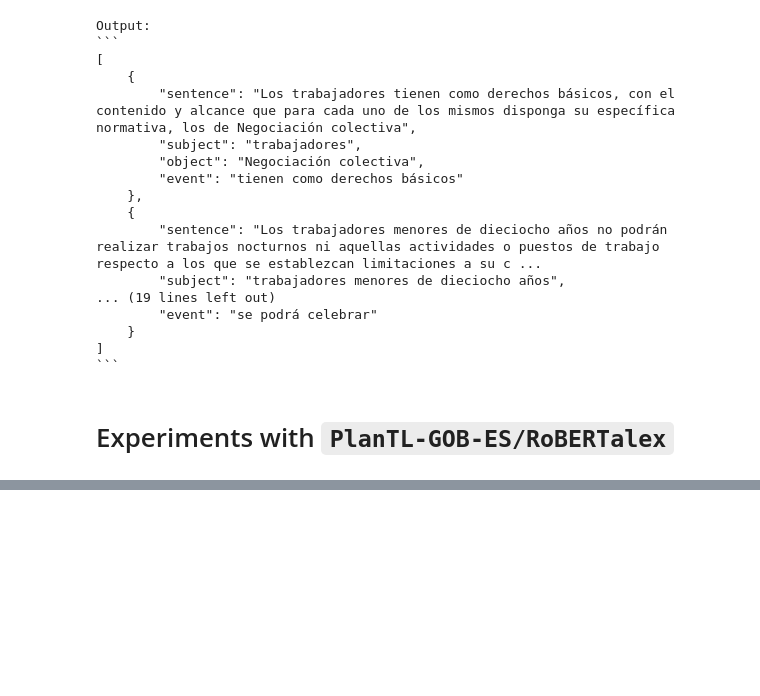
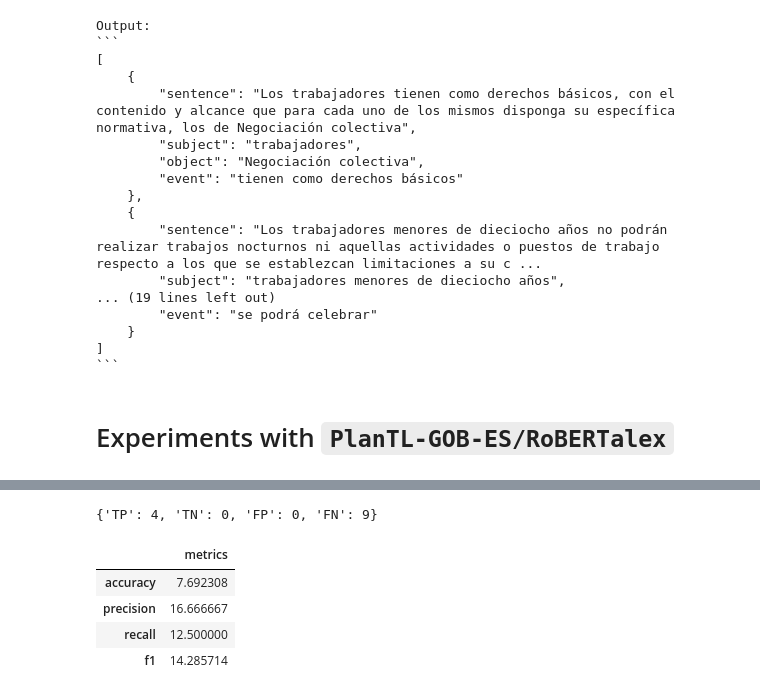
Before and after one commit to gabyarte/event-extraction-small-corpus, a Jupyter notebook: notebooks/02_gpt_for_event_extraction.ipynb, the cells around one changed output, grey strips where cells are left out. Cells and saved outputs as stored; diff of their text form; code cells hidden in the pictures; blank space fills up the shorter version.

Commit message:
feat: Define metrics and evaluate zero and few shot learning

````diff
--- a/notebooks/02_gpt_for_event_extraction.ipynb
+++ b/notebooks/02_gpt_for_event_extraction.ipynb
@@ -145,0 +157,2 @@ generator("Los  ", num_return_sequences=5)
+# %%
+sentences_f = list(map(lambda x: x.split('\n')[0], sentences_re[1:]))
@@ -145,0 +204,24 @@ generator("Los  ", num_return_sequences=5)
+# %%
+prompt = f'''
+We are interested in extracting event information from spanish legal text. For that, we define the following roles for an event.
+- subject: Agent of the action, who performs the action.
+- event trigger: Action
+- object: Receiver of the action.
+- complement: Item which is handled in the relation.
+
+Given a large set of sentences in spanish from the legal domain, written between triple backticks, your objective is to extract the roles from the text written in Spanish following the next steps:
+1. Identify each sentence in the corpus separated for new lines.
+2. In each sentence detect a subject entity, an object entity, an event trigger and a complement following the previous definitions and examples.
+3. The output of the task should be a list of dictionaries, each dictionary contains the following keys:
+    - sentence: the sentence
+    - subject: the subject entity
+    - object: the object entity
+    - event: the event trigger
+    - complement: the complement
+
+The set of sentences in spanish to use is the following:
+
+```
+{sentences}
+```
+'''
@@ -145,0 +248,6 @@ generator("Los  ", num_return_sequences=5)
+# %%
+response = get_completion(prompt)
+# %%
+import json
+
+evaluation_predict = json.loads(response)
@@ -145,0 +274,14 @@ generator("Los  ", num_return_sequences=5)
+# %%
+from utils.metrics import evaluate_label_metrics, calculate_metrics
+
+evaluate_label_metrics(evaluation_data, evaluation_predict, 'object')
+# %% [output]
+{'TP': 4, 'TN': 0, 'FP': 0, 'FN': 9}
+# %%
+calculate_metrics(evaluate_label_metrics(evaluation_data, evaluation_predict, 'object'), as_df=True) * 100
+# %% [output]
+|  | metrics |
+| accuracy | 7.692308 |
+| precision | 16.666667 |
+| recall | 12.500000 |
+| f1 | 14.285714 |
````
Also changed, not shown: parts of 21 cells of this notebook, 4 other files.
